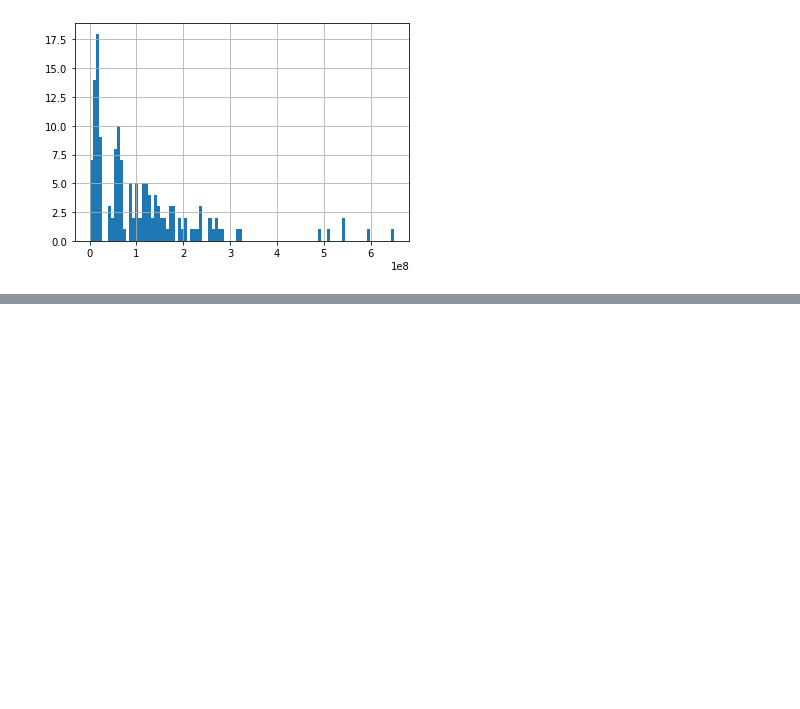
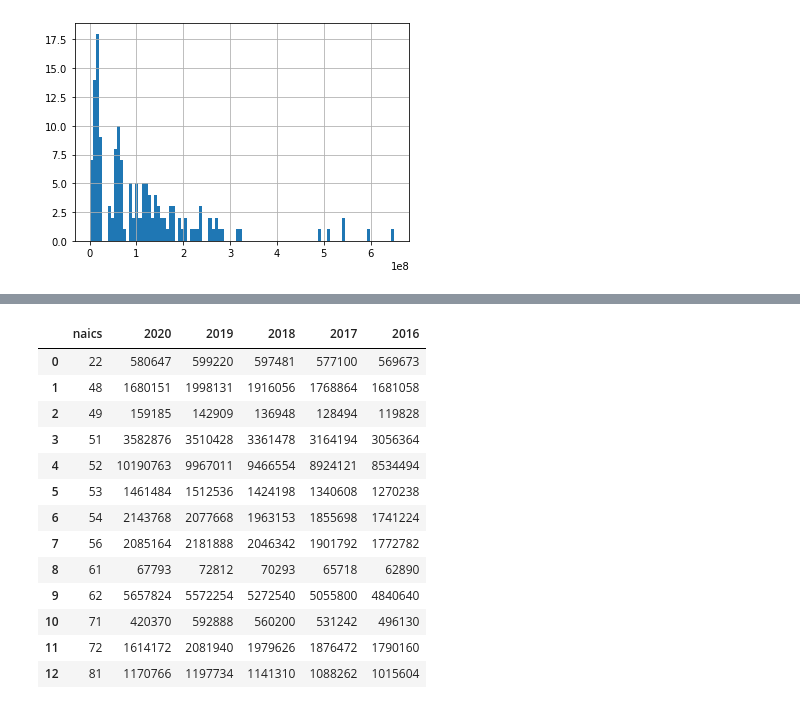
Before and after one commit to jhancuch/sba-loan-credit-analysis, a Jupyter notebook: eda/eda_census_data.ipynb, the cells around one changed output, grey strips where cells are left out. Drawn from its saved outputs; the diff is of its cells as text; code cells hidden in the pictures; blank space fills up the shorter version.

```diff
--- a/eda/eda_census_data.ipynb
+++ b/eda/eda_census_data.ipynb
@@ -536,0 +587,2 @@ manufacturing2['total_revenue_1000s'].hist(bins=100)
+# %%
+services = pd.read_csv('Table1.csv', header = 3, encoding = 'unicode_escape', engine ='python')
@@ -537,2 +599,40 @@ manufacturing2['total_revenue_1000s'].hist(bins=100)
+# %%
+# subset columns and rows. We already have more granular data for nonemployer firms so we drop those
+services_1 = services.loc[services['Employer Status'] == 'Employer Firms']
+services_2 = services_1[['NAICS', '2020 Estimate', '2019 Estimate', '2018 Estimate', '2017 Estimate', '2016 Estimate']]
+services_2 = services_2.rename(columns = {'NAICS': 'naics',
+                                         '2020 Estimate': '2020',
+                                         '2019 Estimate': '2019',
+                                         '2018 Estimate': '2018',
+                                         '2017 Estimate': '2017',
+                                         '2016 Estimate': '2016'})
+# %%
+# Subset to valid naics and reduce to a two digit naics
+services_3 = services_2.loc[4:, :].copy()
+services_3['naics'] = services_3['naics'].str.slice(0,2)
+# %%
+# Convert to integers and group by naics
+for i in services_3.columns:
+    services_3[i] = services_3[i].str.replace(',', '')
+    services_3[i] = services_3[i].astype(int)
+
+services_4 = services_3.groupby(['naics'])[['2020', '2019', '2018', '2017', '2016']].sum().reset_index()
+# %%
+services_4
+# %% [output]
+|  | naics | 2020 | 2019 | 2018 | 2017 | 2016 |
+| 0 | 22 | 580647 | 599220 | 597481 | 577100 | 569673 |
+| 1 | 48 | 1680151 | 1998131 | 1916056 | 1768864 | 1681058 |
+| 2 | 49 | 159185 | 142909 | 136948 | 128494 | 119828 |
+| 3 | 51 | 3582876 | 3510428 | 3361478 | 3164194 | 3056364 |
+| 4 | 52 | 10190763 | 9967011 | 9466554 | 8924121 | 8534494 |
+| 5 | 53 | 1461484 | 1512536 | 1424198 | 1340608 | 1270238 |
+| 6 | 54 | 2143768 | 2077668 | 1963153 | 1855698 | 1741224 |
+| 7 | 56 | 2085164 | 2181888 | 2046342 | 1901792 | 1772782 |
+| 8 | 61 | 67793 | 72812 | 70293 | 65718 | 62890 |
+| 9 | 62 | 5657824 | 5572254 | 5272540 | 5055800 | 4840640 |
+| 10 | 71 | 420370 | 592888 | 560200 | 531242 | 496130 |
+| 11 | 72 | 1614172 | 2081940 | 1979626 | 1876472 | 1790160 |
+| 12 | 81 | 1170766 | 1197734 | 1141310 | 1088262 | 1015604 |
 # %%
 ## Wholesale Trade
```
Also changed, not shown: parts of 13 cells of this notebook.
